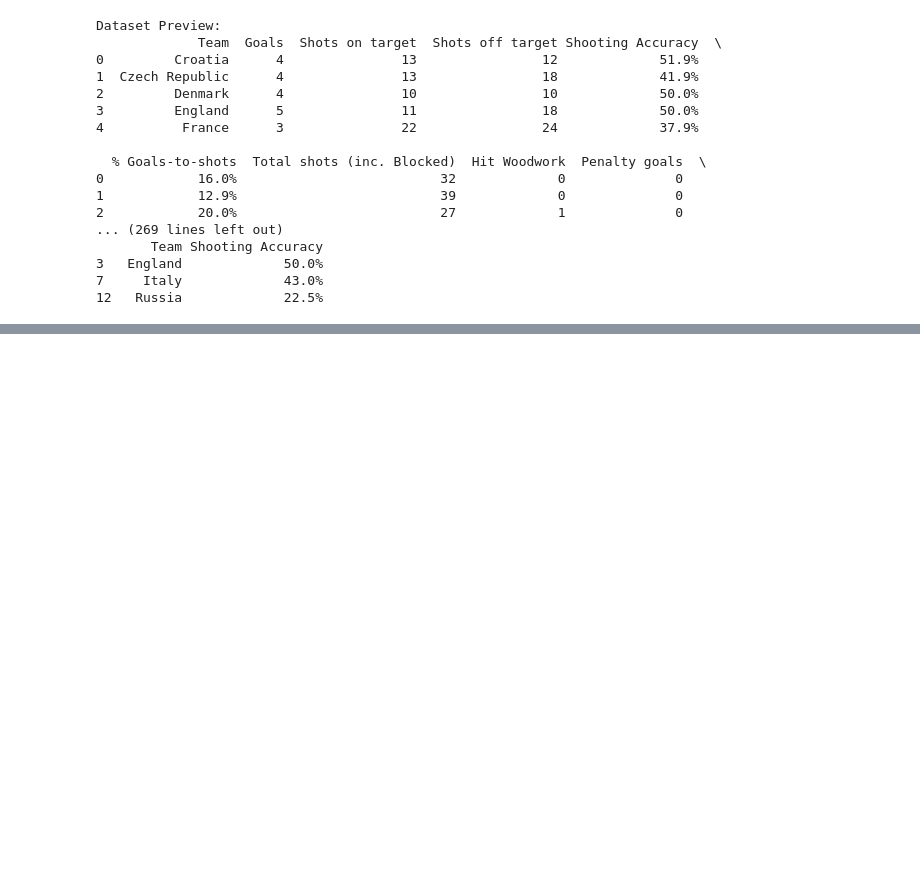
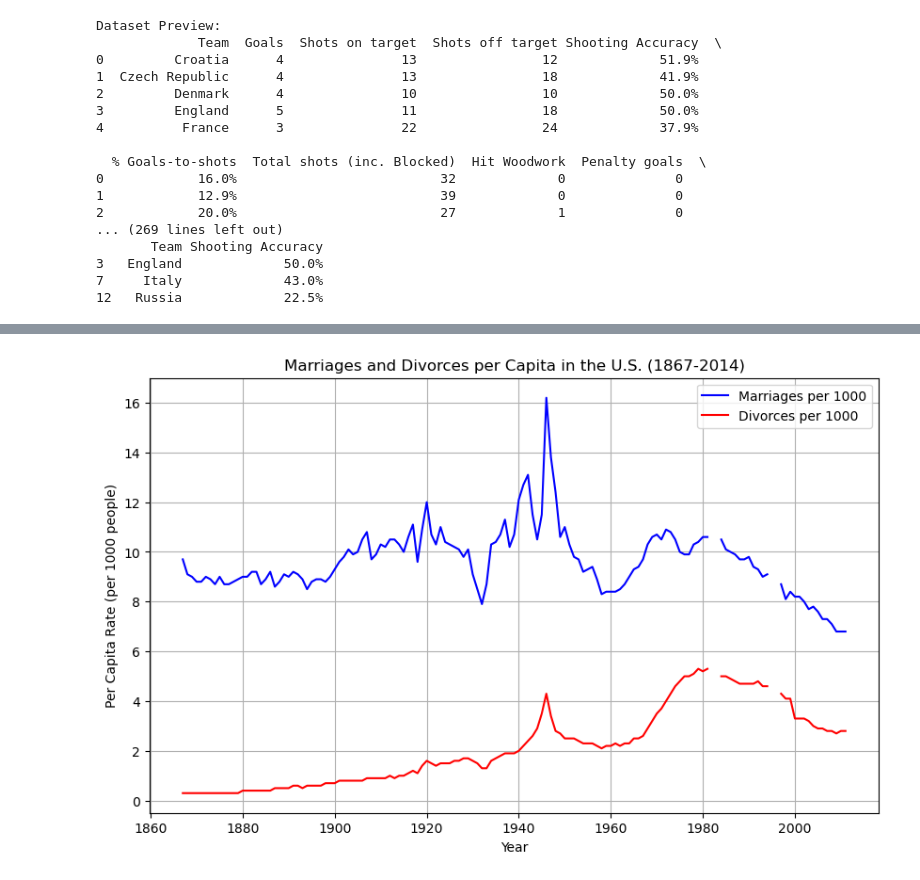
Before and after one commit to takshilk-gc/Takshil.Khorasia.BDAT1004PS3, a Jupyter notebook: ProblemSet3Solution.ipynb, the cells around one changed output, grey strips where cells are left out. Drawn from its saved outputs; the diff is of its cells as text; code cells hidden in the pictures; blank space fills up the shorter version.

Commit message:
Add datasets and solution version 1.

```diff
--- a/ProblemSet3Solution.ipynb
+++ b/ProblemSet3Solution.ipynb
@@ -188,0 +520,28 @@ Dataset Preview:
+# %%
+# Step 1: Import necessary libraries
+import pandas as pd
+import matplotlib.pyplot as plt
+
+# Step 2: Load the dataset
+data = pd.read_csv('us-marriages-divorces-1867-2014.csv')
+
+# Step 3: Create the line plot
+plt.figure(figsize=(10, 6))
+
+# Plot Marriages and Divorces per 1000 people
+plt.plot(data['Year'], data['Marriages_per_1000'], label='Marriages per 1000', color='blue')
+plt.plot(data['Year'], data['Divorces_per_1000'], label='Divorces per 1000', color='red')
+
+# Step 4: Label the axes
+plt.xlabel('Year')
+plt.ylabel('Per Capita Rate (per 1000 people)')
+
+# Step 5: Title and legend
+plt.title('Marriages and Divorces per Capita in the U.S. (1867-2014)')
+plt.legend()
+
+# Step 6: Show the plot
+plt.grid(True)
+plt.show()
+# %% [output]
+[figure, added]
```
Also changed, not shown: parts of 16 cells of this notebook, 5 other files.
